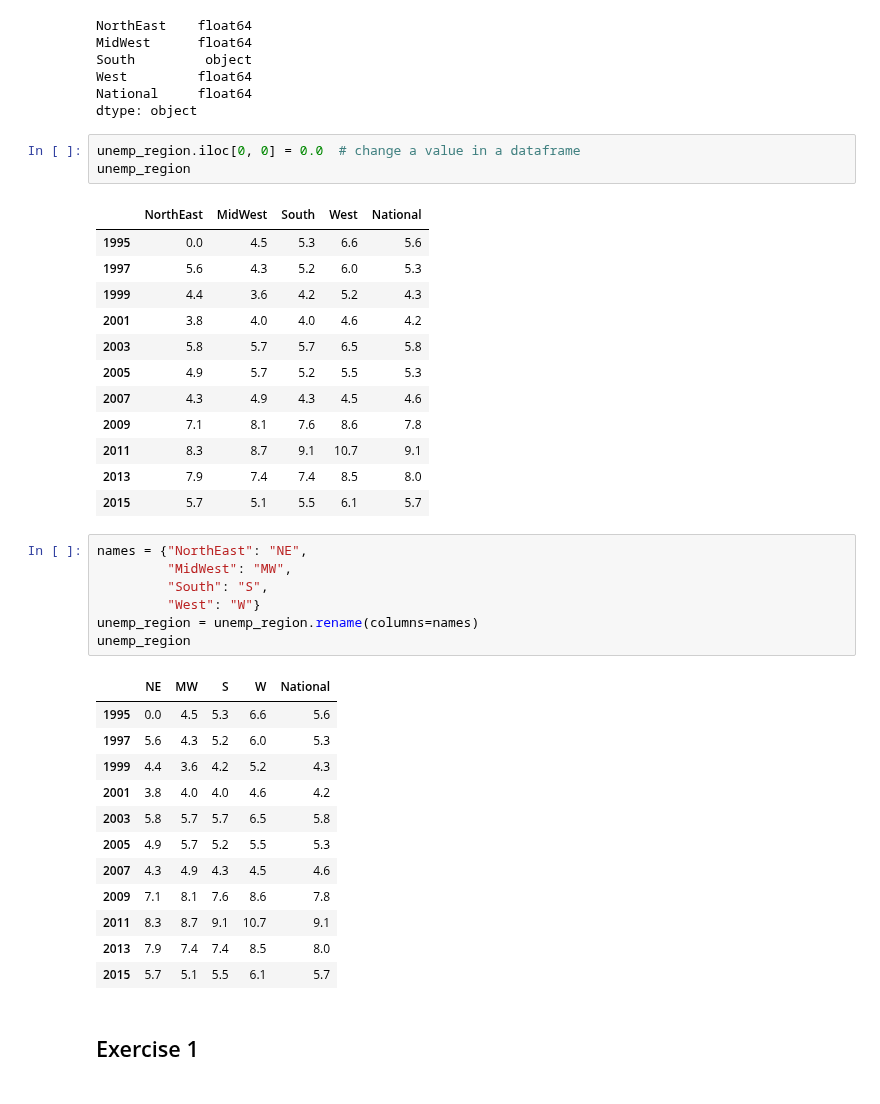
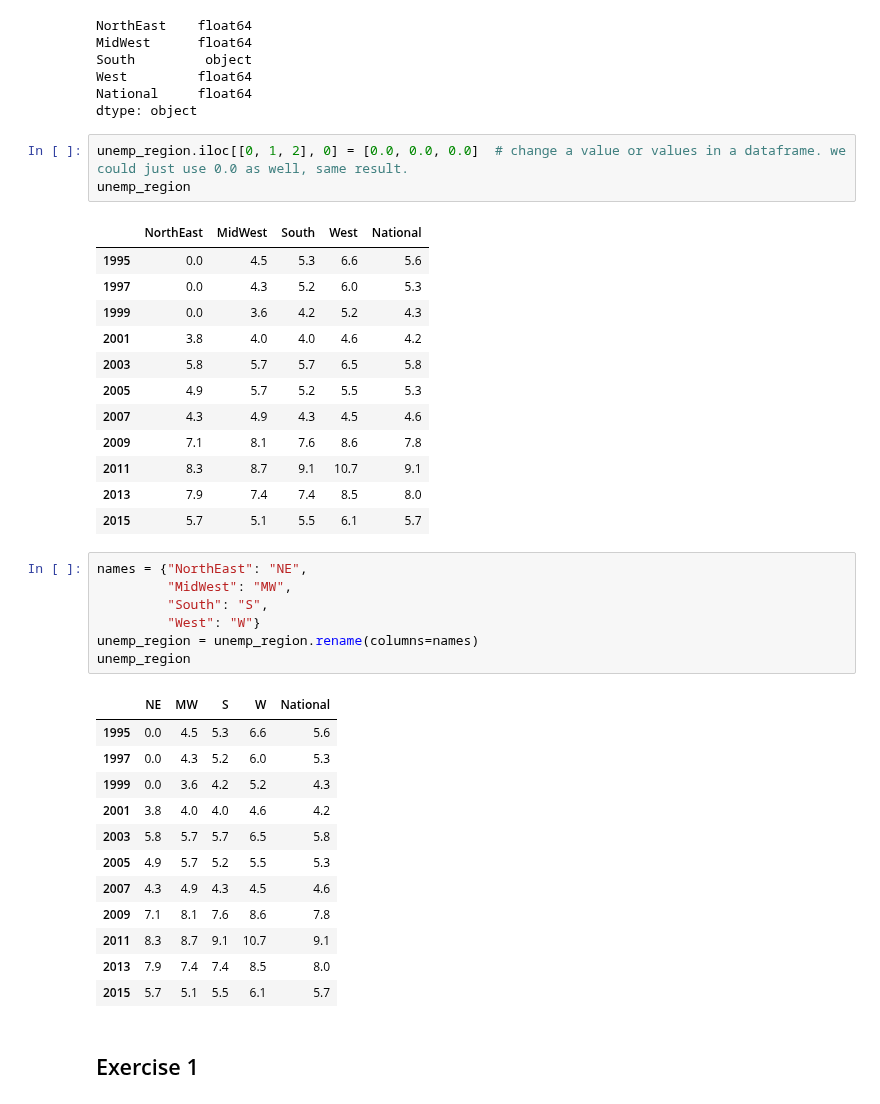
Before and after one commit to adevrent/wqu_mscfe, a Jupyter notebook: Financial Data/M5/quantecon_pandas.ipynb, the cells around one changed output. Saved outputs shown, nothing was run; the diff lists cells and outputs as text.

```diff
--- a/Financial Data/M5/quantecon_pandas.ipynb
+++ b/Financial Data/M5/quantecon_pandas.ipynb
@@ -176,13 +176,13 @@ West         float64
 National     float64
 dtype: object
 # %%
-unemp_region.iloc[0, 0] = 0.0  # change a value in a dataframe
+unemp_region.iloc[[0, 1, 2], 0] = [0.0, 0.0, 0.0]  # change a value or values in a dataframe. we could just use 0.0 as well, same result.
 unemp_region
 # %% [output]
 |  | NorthEast | MidWest | South | West | National |
 | 1995 | 0.0 | 4.5 | 5.3 | 6.6 | 5.6 |
-| 1997 | 5.6 | 4.3 | 5.2 | 6.0 | 5.3 |
-| 1999 | 4.4 | 3.6 | 4.2 | 5.2 | 4.3 |
+| 1997 | 0.0 | 4.3 | 5.2 | 6.0 | 5.3 |
+| 1999 | 0.0 | 3.6 | 4.2 | 5.2 | 4.3 |
 | 2001 | 3.8 | 4.0 | 4.0 | 4.6 | 4.2 |
 | 2003 | 5.8 | 5.7 | 5.7 | 6.5 | 5.8 |
 | 2005 | 4.9 | 5.7 | 5.2 | 5.5 | 5.3 |
@@ -201,8 +201,8 @@ unemp_region
 # %% [output]
 |  | NE | MW | S | W | National |
 | 1995 | 0.0 | 4.5 | 5.3 | 6.6 | 5.6 |
-| 1997 | 5.6 | 4.3 | 5.2 | 6.0 | 5.3 |
-| 1999 | 4.4 | 3.6 | 4.2 | 5.2 | 4.3 |
+| 1997 | 0.0 | 4.3 | 5.2 | 6.0 | 5.3 |
+| 1999 | 0.0 | 3.6 | 4.2 | 5.2 | 4.3 |
 | 2001 | 3.8 | 4.0 | 4.0 | 4.6 | 4.2 |
 | 2003 | 5.8 | 5.7 | 5.7 | 6.5 | 5.8 |
 | 2005 | 4.9 | 5.7 | 5.2 | 5.5 | 5.3 |
```
Also changed, not shown: parts of 82 cells of this notebook.
